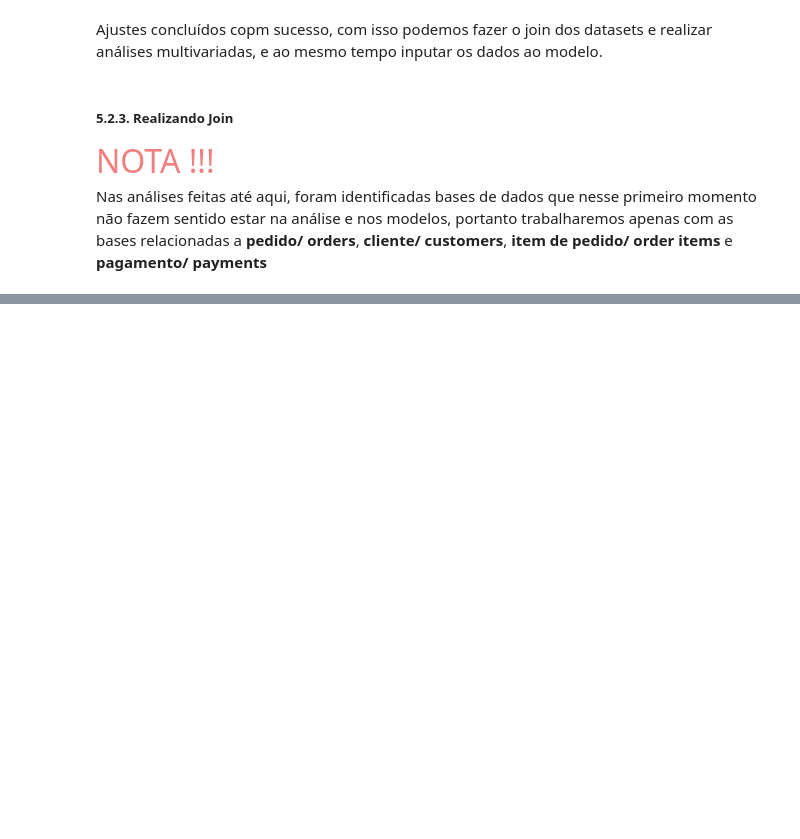
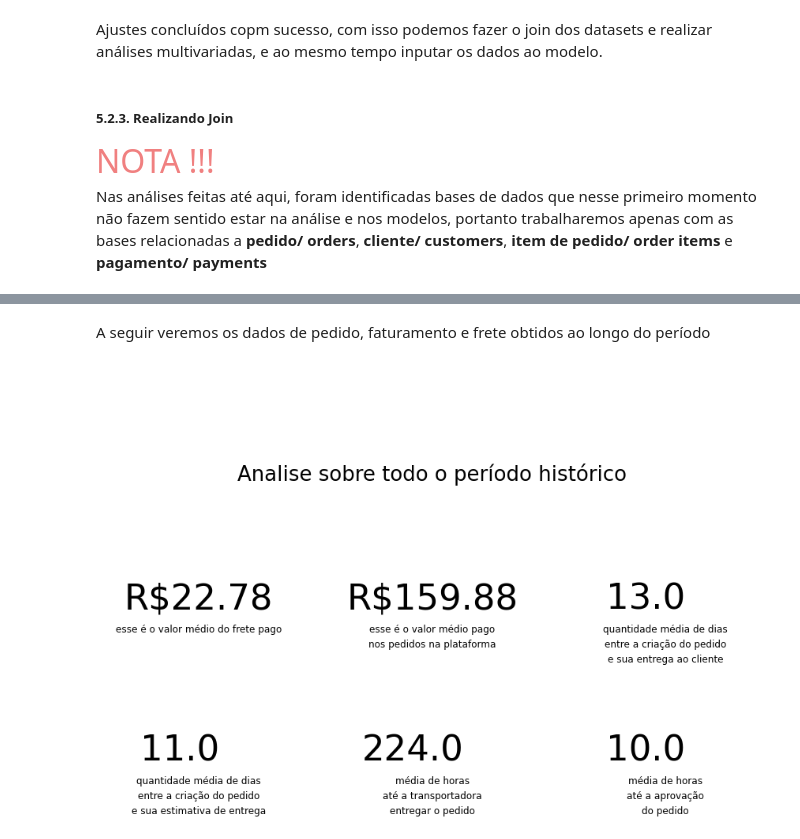
Before and after one commit to Joao-TheCosmosIsInfinite/Cluster-Analysis, a Jupyter notebook: notebooks/Analise-Cluster-.ipynb, the cells around one changed output, grey strips where cells are left out. Cells and saved outputs as stored; diff of their text form; code cells hidden in the pictures; blank space fills up the shorter version.

```diff
--- a/notebooks/Analise-Cluster-.ipynb
+++ b/notebooks/Analise-Cluster-.ipynb
@@ -1444,0 +1594,55 @@ df_data.head(3)
+# %% [markdown]
+A seguir veremos os dados de pedido, faturamento e frete obtidos ao longo do período
+# %%
+## Objetos referentes as figuras
+fig, axs = plt.subplots(3, 3, figsize=(15, 10))
+
+# Titulo
+axs[0, 1].text(0.50, 0.12, 'Analise sobre todo o período histórico', fontsize=26, ha='center')
+axs[0, 0].axis('off')
+axs[0, 1].axis('off')
+axs[0, 2].axis('off')
+
+## Cards
+# Frete
+axs[1, 0].text(0.50, 0.30, f'R${round(df_data["total_freight_value"].mean(), 2)}', fontsize=45, ha='center')
+axs[1, 0].text(0.50, 0.12, 'esse é o valor médio do frete pago', fontsize=12, ha='center')
+axs[1, 0].axis('off')
+
+# Compra
+axs[1, 1].text(0.50, 0.30, f'R${round(df_data["total_payment"].mean(), 2)}', fontsize=45, ha='center')
+axs[1, 1].text(0.50, 0.12, 'esse é o valor médio pago', fontsize=12, ha='center')
+axs[1, 1].text(0.50, 0.00, 'nos pedidos na plataforma', fontsize=12, ha='center')
+axs[1, 1].axis('off')
+
+# Tempo espera
+axs[1, 2].text(0.40, 0.30, f'{round(df_data["diff_days_customer_purchase"].mean(), 0)}', fontsize=45, ha='center')
+axs[1, 2].text(0.50, 0.12, 'quantidade média de dias', fontsize=12, ha='center')
+axs[1, 2].text(0.50, 0.00, 'entre a criação do pedido', fontsize=12, ha='center')
+axs[1, 2].text(0.50, -0.12, 'e sua entrega ao cliente', fontsize=12, ha='center')
+axs[1, 2].axis('off')
+
+# Tempo espera estimado
+axs[2, 0].text(0.40, 0.30, f'{round(df_data["diff_days_customer_estimated"].mean(), 0)}', fontsize=45, ha='center')
+axs[2, 0].text(0.50, 0.12, 'quantidade média de dias', fontsize=12, ha='center')
+axs[2, 0].text(0.50, 0.00, 'entre a criação do pedido', fontsize=12, ha='center')
+axs[2, 0].text(0.50, -0.12, 'e sua estimativa de entrega', fontsize=12, ha='center')
+axs[2, 0].axis('off')
+
+# Tempo transportadora
+axs[2, 1].text(0.40, 0.30, f'{round(df_data["diff_hours_customer_carrier"].mean(), 0)}', fontsize=45, ha='center')
+axs[2, 1].text(0.50, 0.12, 'média de horas', fontsize=12, ha='center')
+axs[2, 1].text(0.50, 0.00, 'até a transportadora', fontsize=12, ha='center')
+axs[2, 1].text(0.50, -0.12, 'entregar o pedido', fontsize=12, ha='center')
+axs[2, 1].axis('off')
+
+# Tempo aprovação
+axs[2, 2].text(0.40, 0.30, f'{round(df_data["diff_hours_purchase_approved"].mean(), 0)}', fontsize=45, ha='center')
+axs[2, 2].text(0.50, 0.12, 'média de horas', fontsize=12, ha='center')
+axs[2, 2].text(0.50, 0.00, 'até a aprovação', fontsize=12, ha='center')
+axs[2, 2].text(0.50, -0.12, 'do pedido', fontsize=12, ha='center')
+axs[2, 2].axis('off')
+
+plt.show()
+# %% [output]
+[figure, added]
```
Also changed, not shown: parts of 19 cells of this notebook.
